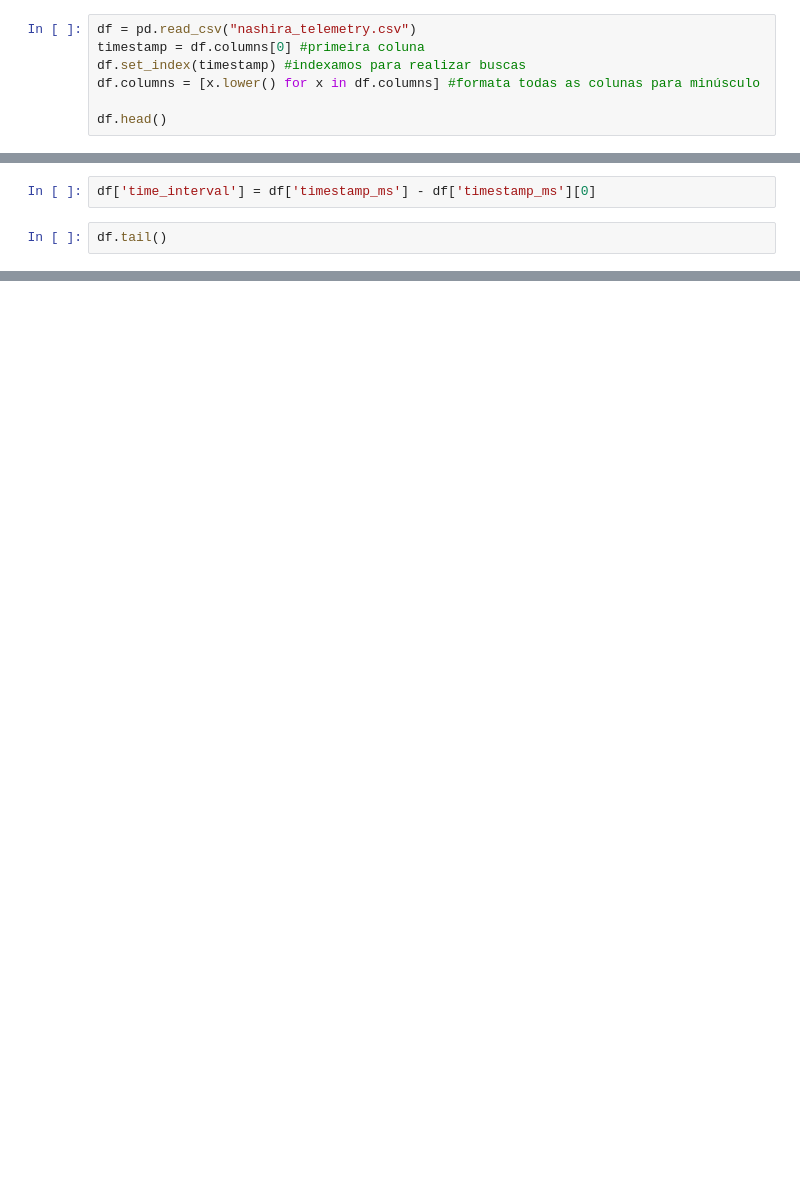
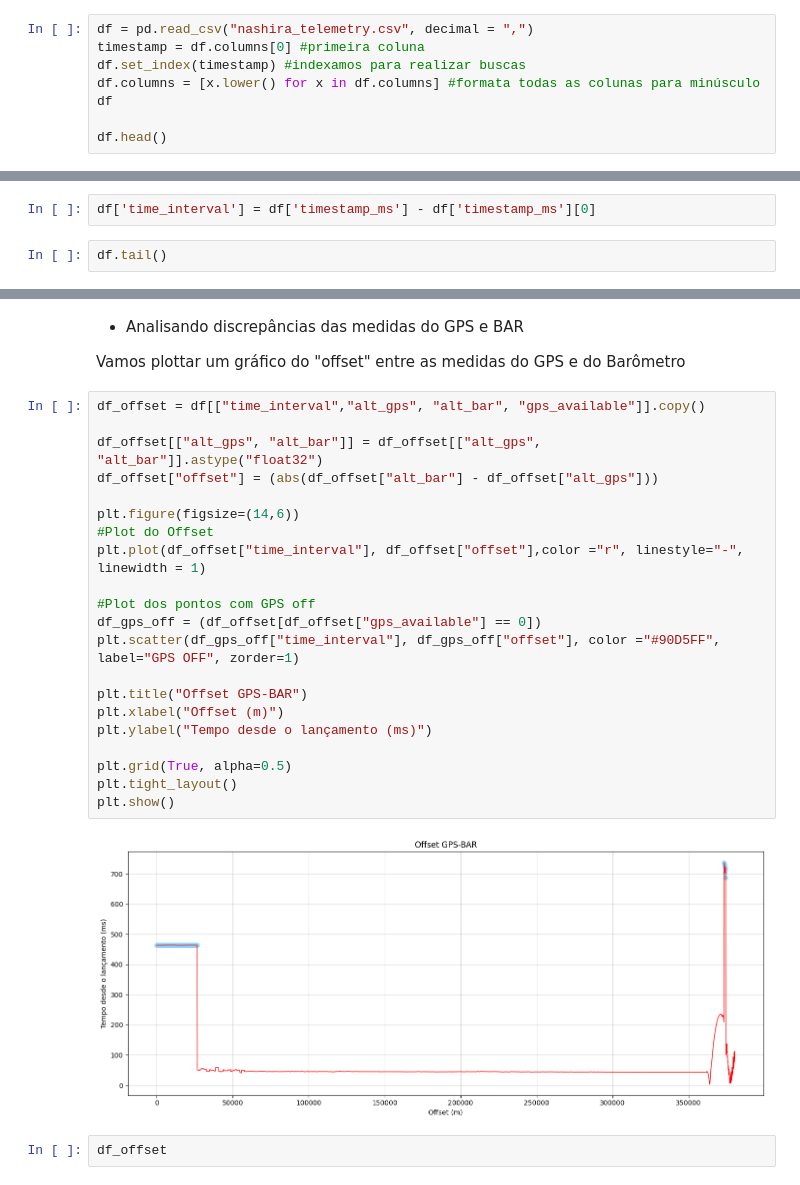
Before and after one commit to EnzoBat17/Analise-de-Dados-NASHIRA---EPTA, a Jupyter notebook: Analise de Dados NASHIRA.ipynb, the cells around one changed output, grey strips where cells are left out. Drawn from its saved outputs; the diff is of its cells as text; blank space fills up the shorter version.

Commit message:
Análise do OFFSET entre alt_gps e alt_bar. Seguir orientações no programa para prosseguir

```diff
--- a/Analise de Dados NASHIRA.ipynb
+++ b/Analise de Dados NASHIRA.ipynb
@@ -34,8 +45,9 @@ from matplotlib import pyplot as plt
 # %%
-df = pd.read_csv("nashira_telemetry.csv")
+df = pd.read_csv("nashira_telemetry.csv", decimal = ",")
 timestamp = df.columns[0] #primeira coluna
 df.set_index(timestamp) #indexamos para realizar buscas
 df.columns = [x.lower() for x in df.columns] #formata todas as colunas para minúsculo
+df
 
 df.head()
 # %% [markdown]
@@ -116,0 +132,29 @@ plt.show()
+# %% [markdown]
+* Analisando discrepâncias das medidas do GPS e BAR
+
+Vamos plottar um gráfico do "offset" entre as medidas do GPS e do Barômetro
+# %%
+df_offset = df[["time_interval","alt_gps", "alt_bar", "gps_available"]].copy()
+
+df_offset[["alt_gps", "alt_bar"]] = df_offset[["alt_gps", "alt_bar"]].astype("float32")
+df_offset["offset"] = (abs(df_offset["alt_bar"] - df_offset["alt_gps"]))
+
+plt.figure(figsize=(14,6))
+#Plot do Offset
+plt.plot(df_offset["time_interval"], df_offset["offset"],color ="r", linestyle="-", linewidth = 1)
+
+#Plot dos pontos com GPS off
+df_gps_off = (df_offset[df_offset["gps_available"] == 0])
+plt.scatter(df_gps_off["time_interval"], df_gps_off["offset"], color ="#90D5FF", label="GPS OFF", zorder=1)
+
+plt.title("Offset GPS-BAR")
+plt.xlabel("Offset (m)")
+plt.ylabel("Tempo desde o lançamento (ms)")
+
+plt.grid(True, alpha=0.5)
+plt.tight_layout()
+plt.show()
+# %% [output]
+[figure, added]
+# %%
+df_offset
```
Also changed, not shown: parts of 13 cells of this notebook.
